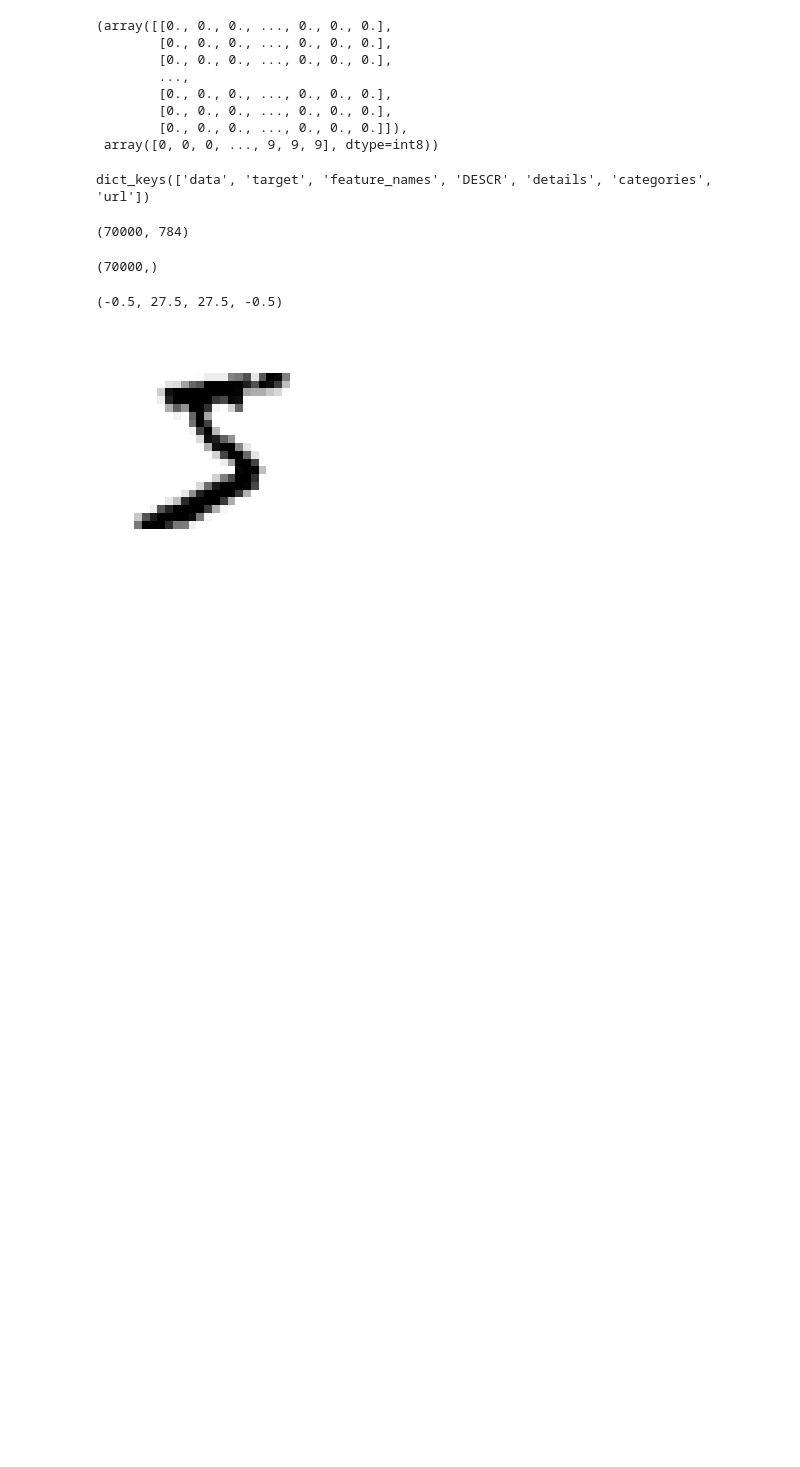
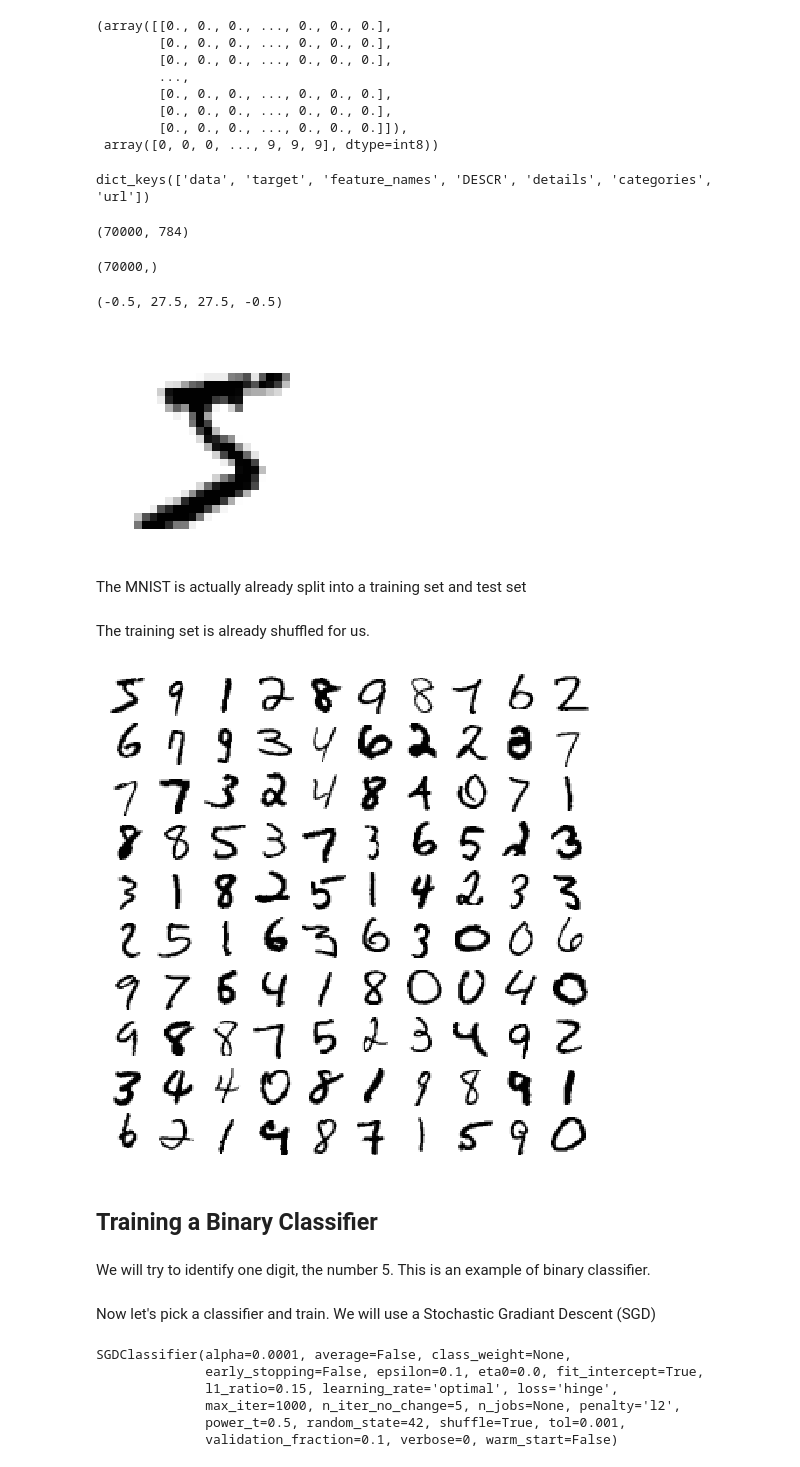
Before and after one commit to ErickBustamante/handson-ml-edbf, a Jupyter notebook: 03_Classification.ipynb, the cells around one changed output. Saved outputs shown, nothing was run; the diff lists cells and outputs as text; code cells hidden in the pictures; blank space fills up the shorter version.

```diff
--- a/03_Classification.ipynb
+++ b/03_Classification.ipynb
@@ -58,0 +61,2 @@ plt.axis("off")
+# %% [markdown]
+The MNIST is actually already split into a training set and test set
@@ -58,0 +65,29 @@ plt.axis("off")
+# %% [markdown]
+The training set is already shuffled for us.
+# %%
+# EXTRA
+def plot_digits(instances, images_per_row=10, **options):
+    size = 28
+    images_per_row = min(len(instances), images_per_row)
+    images = [instance.reshape(size,size) for instance in instances]
+    n_rows = (len(instances) - 1) // images_per_row + 1
+    row_images = []
+    n_empty = n_rows * images_per_row - len(instances)
+    images.append(np.zeros((size, size * n_empty)))
+    for row in range(n_rows):
+        rimages = images[row * images_per_row : (row + 1) * images_per_row]
+        row_images.append(np.concatenate(rimages, axis=1))
+    image = np.concatenate(row_images, axis=0)
+    plt.imshow(image, cmap = mpl.cm.binary, **options)
+    plt.axis("off")
+# %%
+plt.figure(figsize=(9,9))
+example_images = np.r_[X[:12000:600], X[13000:30600:600], X[30600:60000:590]]
+plot_digits(example_images, images_per_row=10)
+plt.show()
+# %% [output]
+[figure, added]
+# %% [markdown]
+## Training a Binary Classifier
+# %% [markdown]
+We will try to identify one digit, the number 5. This is an example of binary classifier.
@@ -58,0 +97,14 @@ plt.axis("off")
+# %% [markdown]
+Now let's pick a classifier and train. We will use a Stochastic Gradiant Descent (SGD)
+# %%
+from sklearn.linear_model import SGDClassifier
+
+sgd_clf = SGDClassifier(random_state = 42)
+sgd_clf.fit(X_train, y_train_5)
+# %% [output]
+SGDClassifier(alpha=0.0001, average=False, class_weight=None,
+              early_stopping=False, epsilon=0.1, eta0=0.0, fit_intercept=True,
+              l1_ratio=0.15, learning_rate='optimal', loss='hinge',
+              max_iter=1000, n_iter_no_change=5, n_jobs=None, penalty='l2',
+              power_t=0.5, random_state=42, shuffle=True, tol=0.001,
+              validation_fraction=0.1, verbose=0, warm_start=False)
```
Also changed, not shown: parts of 55 cells of this notebook, 2 other files.
